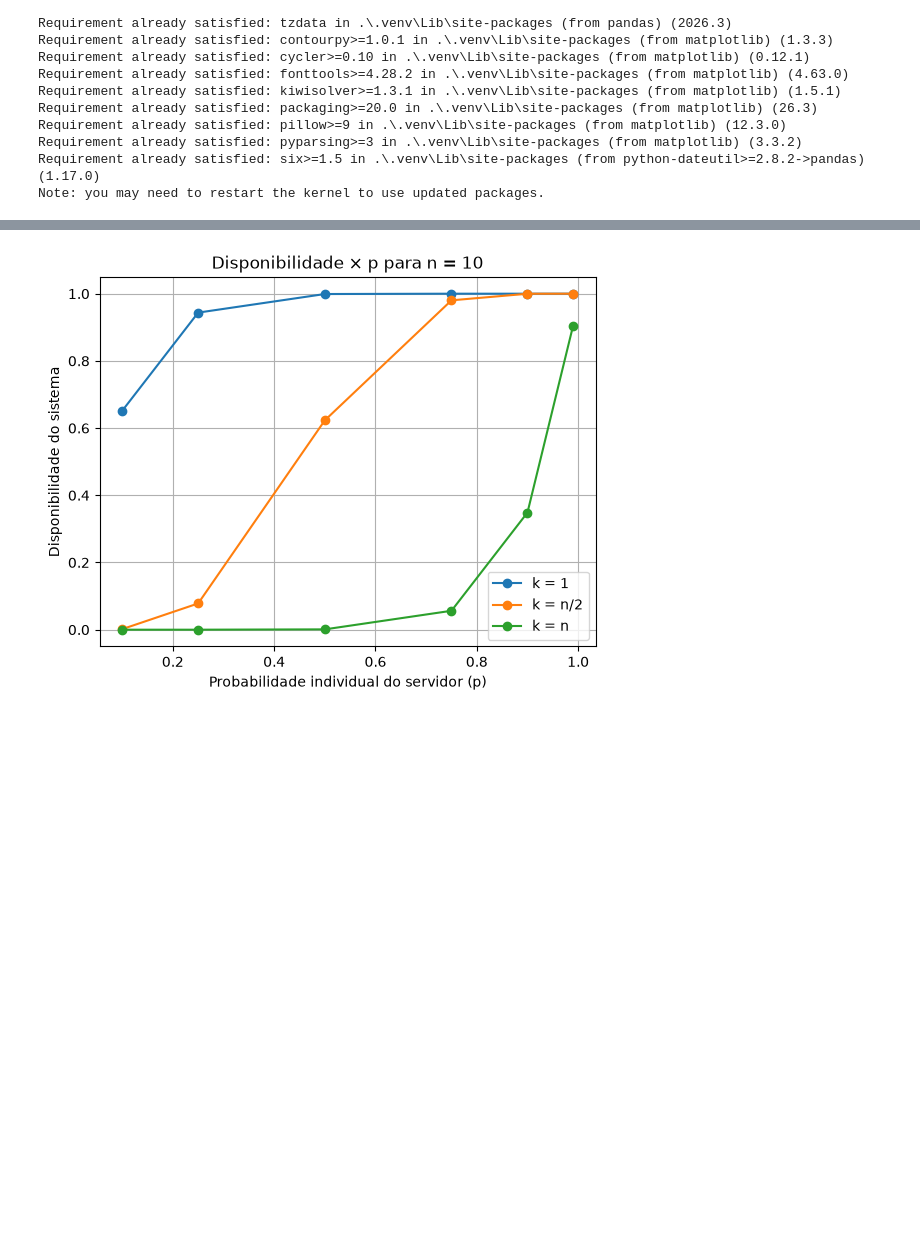
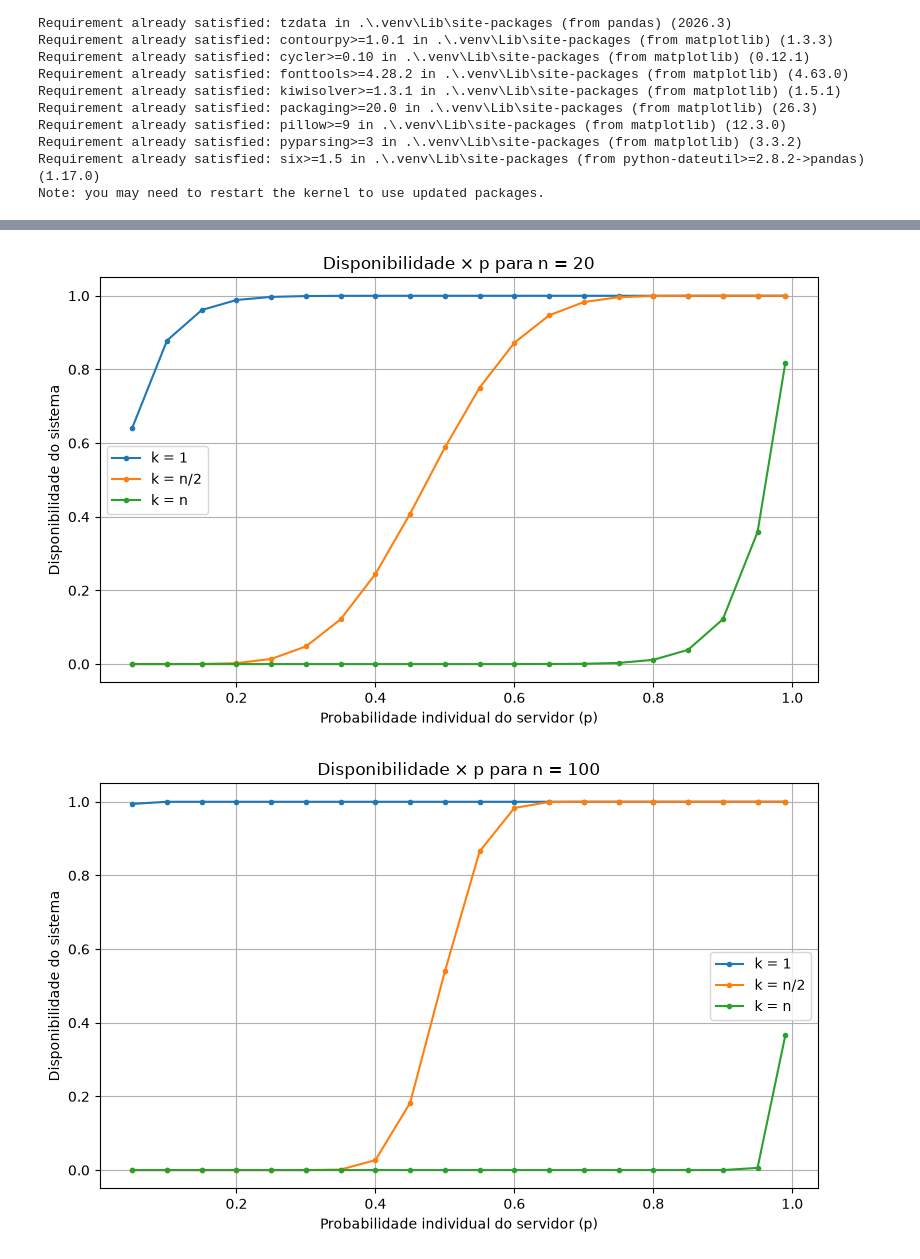
Before and after one commit to raquelx99/TrabalhoCompDistribuida, a Jupyter notebook: trabalho-nabor-notebook.ipynb, the cells around one changed output, grey strips where cells are left out. Saved outputs shown, nothing was run; the diff lists cells and outputs as text; code cells hidden in the pictures; blank space fills up the shorter version.

Commit message:
refactor: expand analytical grid and rework convergence visualization

```diff
--- a/trabalho-nabor-notebook.ipynb
+++ b/trabalho-nabor-notebook.ipynb
@@ -21,8 +21,11 @@ import numpy as np
 import pandas as pd
 import matplotlib.pyplot as plt
 
-n = [2, 4, 6, 10, 20, 50]
-p = [0.1, 0.25, 0.5, 0.75, 0.9, 0.99]
+n = [2, 4, 6, 10, 20, 50, 100, 200]
+
+p_notaveis = [0.1, 0.25, 0.5, 0.75, 0.9, 0.99]
+
+p = sorted(set(np.round(np.arange(0.05, 1.0, 0.05), 2).tolist() + p_notaveis))
 
 regras_k = {
     "k=1": lambda n: 1,
@@ -31,7 +34,7 @@ regras_k = {
 }
 
 def calcular_probabilidade_sistema_disponivel(n: int, k: int, p: float) -> float:
-    soma = sum((math.factorial(n) / (math.factorial(i) * math.factorial(n - i))) * (p ** i) * (1 - p) ** (n - i) for i in range(0, k))
+    soma = sum(math.comb(n, i) * (p ** i) * (1 - p) ** (n - i) for i in range(0, k))
     return (1 - soma)
 
 linhas = []
@@ -67,24 +70,33 @@ display(tabela)
 # %%
-dados = tabela[tabela["n"] == 10]
+## Disponibilidade × p
 
-dados_k1 = dados[dados["k"] == 1]
-dados_k_metade = dados[dados["k"] == 5]
-dados_kn = dados[dados["k"] == 10]
+def plotar_disponibilidade_vs_p(tabela: pd.DataFrame, n_alvo: int) -> None:
+    dados = tabela[tabela["n"] == n_alvo]
 
-plt.plot(dados_k1["p"], dados_k1["Resultado"], marker="o", label="k = 1")
+    plt.figure(figsize=(8, 5))
+    for ki in sorted(dados["k"].unique()):
+        if ki == 1:
+            rotulo = "k = 1"
+        elif ki == n_alvo:
+            rotulo = "k = n"
+        elif ki == n_alvo // 2:
+            rotulo = "k = n/2"
+        else:
+            rotulo = f"k = {ki}"
+        dados_k = dados[dados["k"] == ki]
+        plt.plot(dados_k["p"], dados_k["Resultado"], marker="o", markersize=3, label=rotulo)
 
-plt.plot(dados_k_metade["p"], dados_k_metade["Resultado"], marker="o", label="k = n/2")
+    plt.xlabel("Probabilidade individual do servidor (p)")
+    plt.ylabel("Disponibilidade do sistema")
+    plt.title(f"Disponibilidade × p para n = {n_alvo}")
+    plt.legend()
+    plt.grid()
+    plt.tight_layout()
+    plt.show()
 
-plt.plot(dados_kn["p"], dados_kn["Resultado"], marker="o", label="k = n")
-
-plt.xlabel("Probabilidade individual do servidor (p)")
-plt.ylabel("Disponibilidade do sistema")
-plt.title("Disponibilidade × p para n = 10")
-
-plt.legend()
-plt.grid()
-
-plt.show()
+plotar_disponibilidade_vs_p(tabela, n_alvo=20)
+plotar_disponibilidade_vs_p(tabela, n_alvo=100)
 # %% [output]
-[figure, old version]
+[figure, new version]
+[figure, added]
 # %%
```
Also changed, not shown: parts of 15 cells of this notebook.
